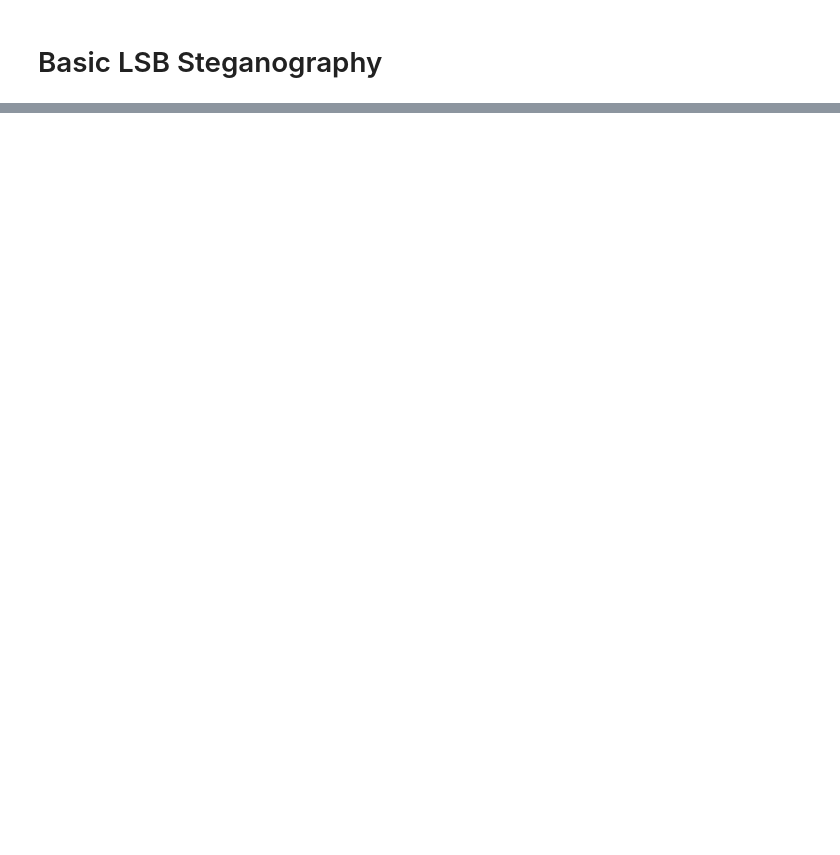
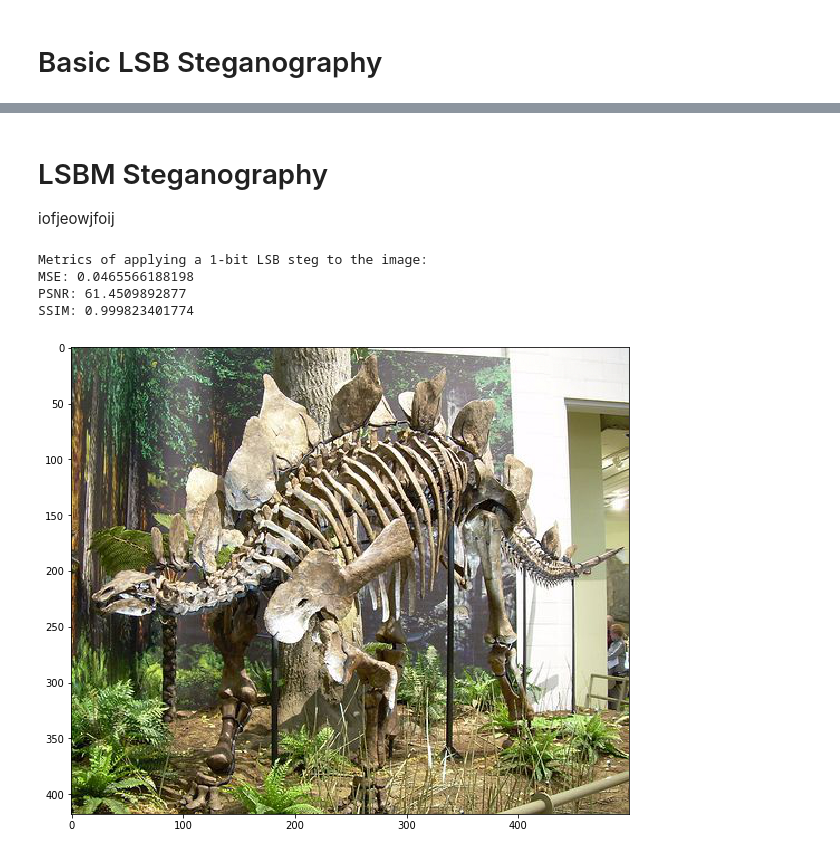
Before and after one commit to mtfuller/CS4732-LSB-Steg, a Jupyter notebook: LSB Steganography.ipynb, the cells around one changed output, grey strips where cells are left out. Drawn from its saved outputs; the diff is of its cells as text; code cells hidden in the pictures; blank space fills up the shorter version.

Commit message:
Implemented LSB, LSBM, & LSBMR. :sunglasses:

```diff
--- a/LSB Steganography.ipynb
+++ b/LSB Steganography.ipynb
@@ -59,0 +120,43 @@ Original: 1100011
+# %% [markdown]
+# LSBM Steganography
+iofjeowjfoij
+# %%
+import random as r
+
+def lsbm_steg(img, message):
+    def clamp(val, min_, max_):
+        if val < min_:
+            val = min_
+        elif val > max_:
+            val = max_
+        return val
+
+    buf = MessageBuffer(message, 1)
+    stego = img.copy()
+    it = np.nditer(stego, flags=['multi_index'], op_flags=['writeonly'])
+    while not it.finished:
+        seg = buf.next_segment()
+        if seg == None:
+            break
+        i = it[0]
+        lsb_val = i & buf.mask
+
+        if lsb_val != seg:
+            i = i + 1 if (r.random() < 0.5) else i - 1
+
+            # Make sure that color values are capped
+            it[0] = clamp(i, 0, 255)
+        it.iternext()
+    return stego
+
+stego_img2 = lsbm_steg(cover_img, secret_message)
+display_img(stego_img2)
+
+print("Metrics of applying a 1-bit LSB steg to the image:")
+print_metrics(cover_img, stego_img2)
+# %% [output]
+Metrics of applying a 1-bit LSB steg to the image:
+MSE: 0.0465566188198
+PSNR: 61.4509892877
+SSIM: 0.999823401774
+[figure, added]
```
Also changed, not shown: parts of 8 cells of this notebook, 2 other files.
